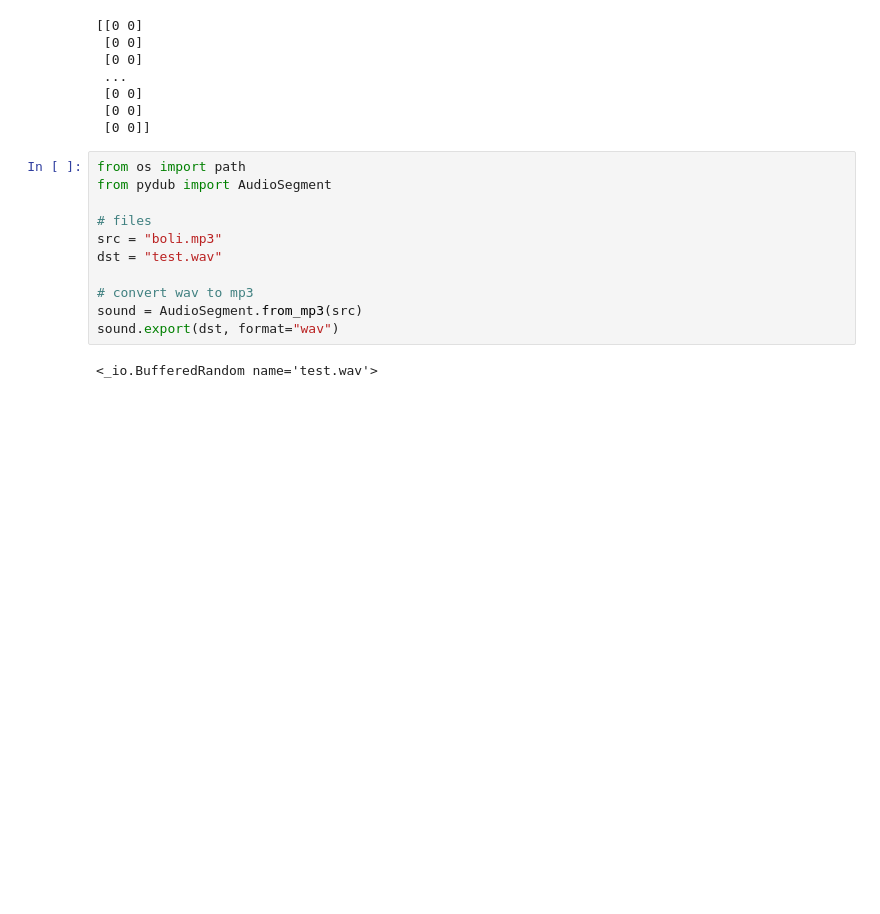
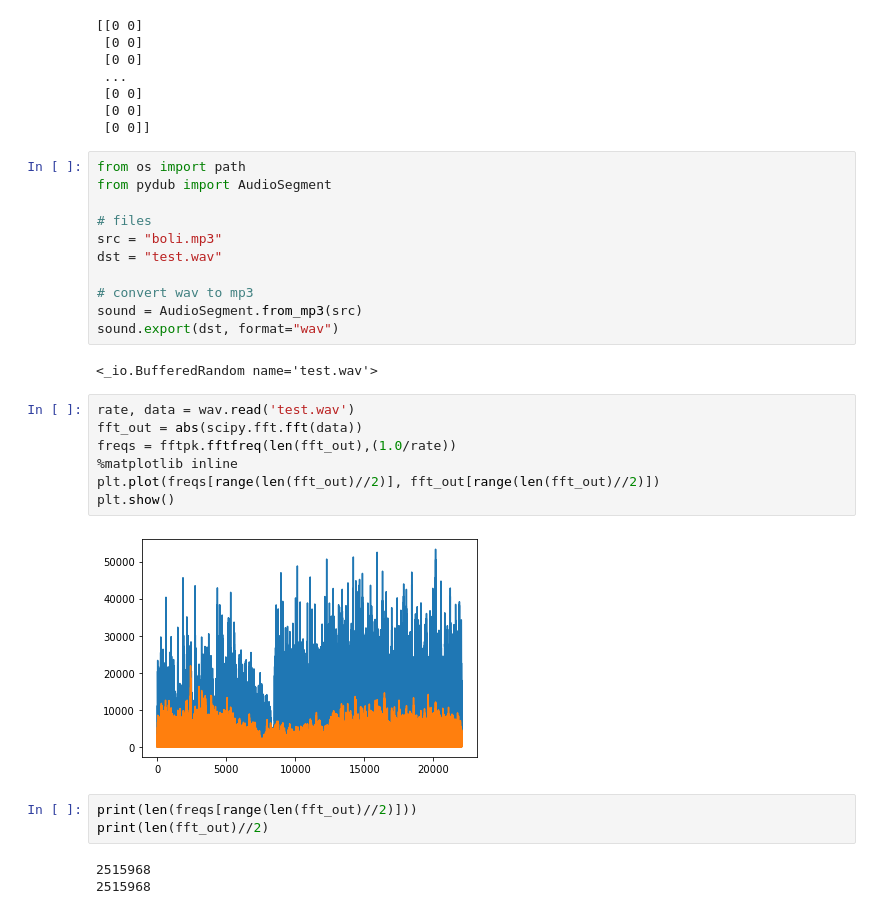
Before and after one commit to Fishman81995335/AI_4701_Deep_Learning, a Jupyter notebook: FFT.ipynb, the cells around one changed output. Saved outputs shown, nothing was run; the diff lists cells and outputs as text; blank space fills up the shorter version.

```diff
--- a/FFT.ipynb
+++ b/FFT.ipynb
@@ -64,3 +65,18 @@ sound = AudioSegment.from_mp3(src)
 sound.export(dst, format="wav")
 # %% [output]
 <_io.BufferedRandom name='test.wav'>
+# %%
+rate, data = wav.read('test.wav')
+fft_out = abs(scipy.fft.fft(data))
+freqs = fftpk.fftfreq(len(fft_out),(1.0/rate))
+%matplotlib inline
+plt.plot(freqs[range(len(fft_out)//2)], fft_out[range(len(fft_out)//2)])
+plt.show()
+# %% [output]
+[figure, added]
+# %%
+print(len(freqs[range(len(fft_out)//2)]))
+print(len(fft_out)//2)
+# %% [output]
+2515968
+2515968
```
Also changed, not shown: parts of 4 cells of this notebook, 3 other files.
